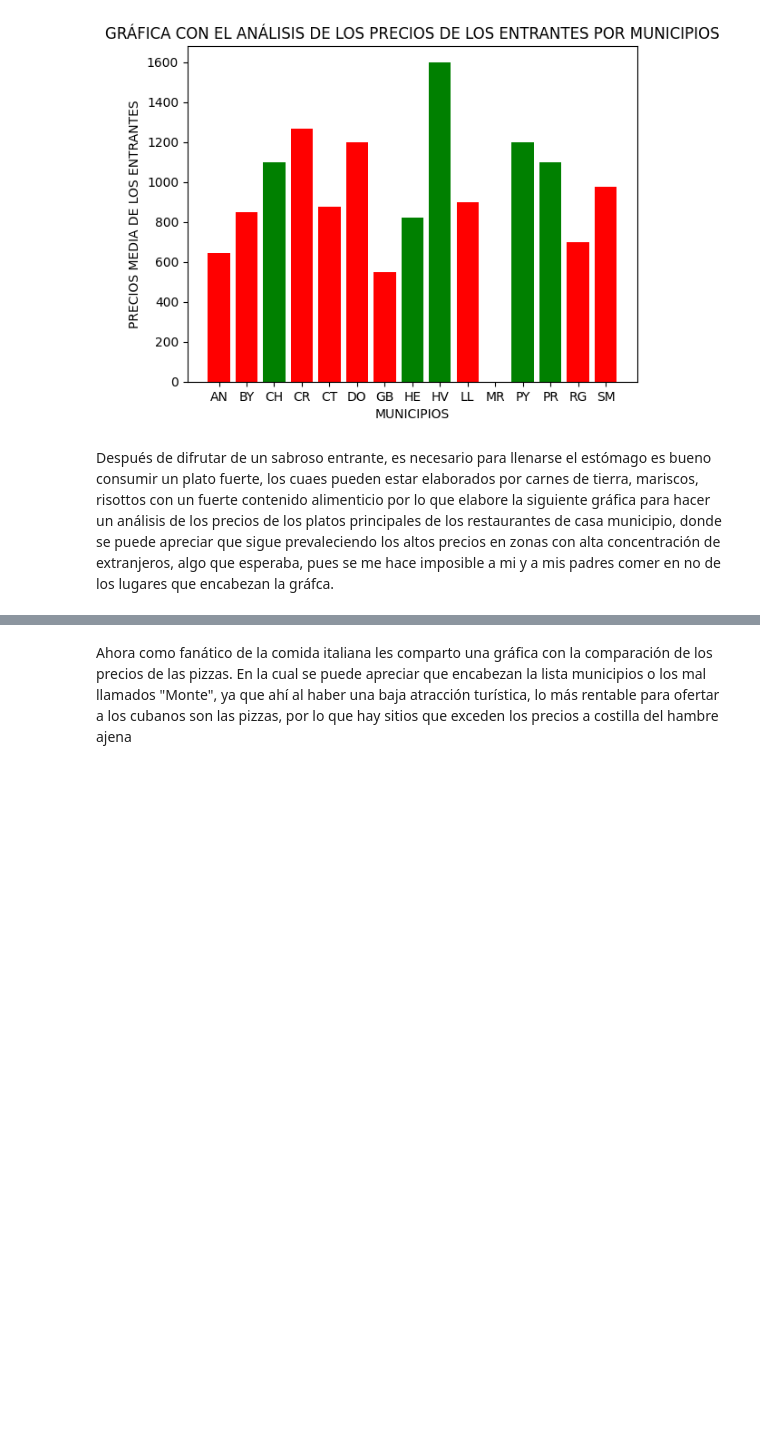
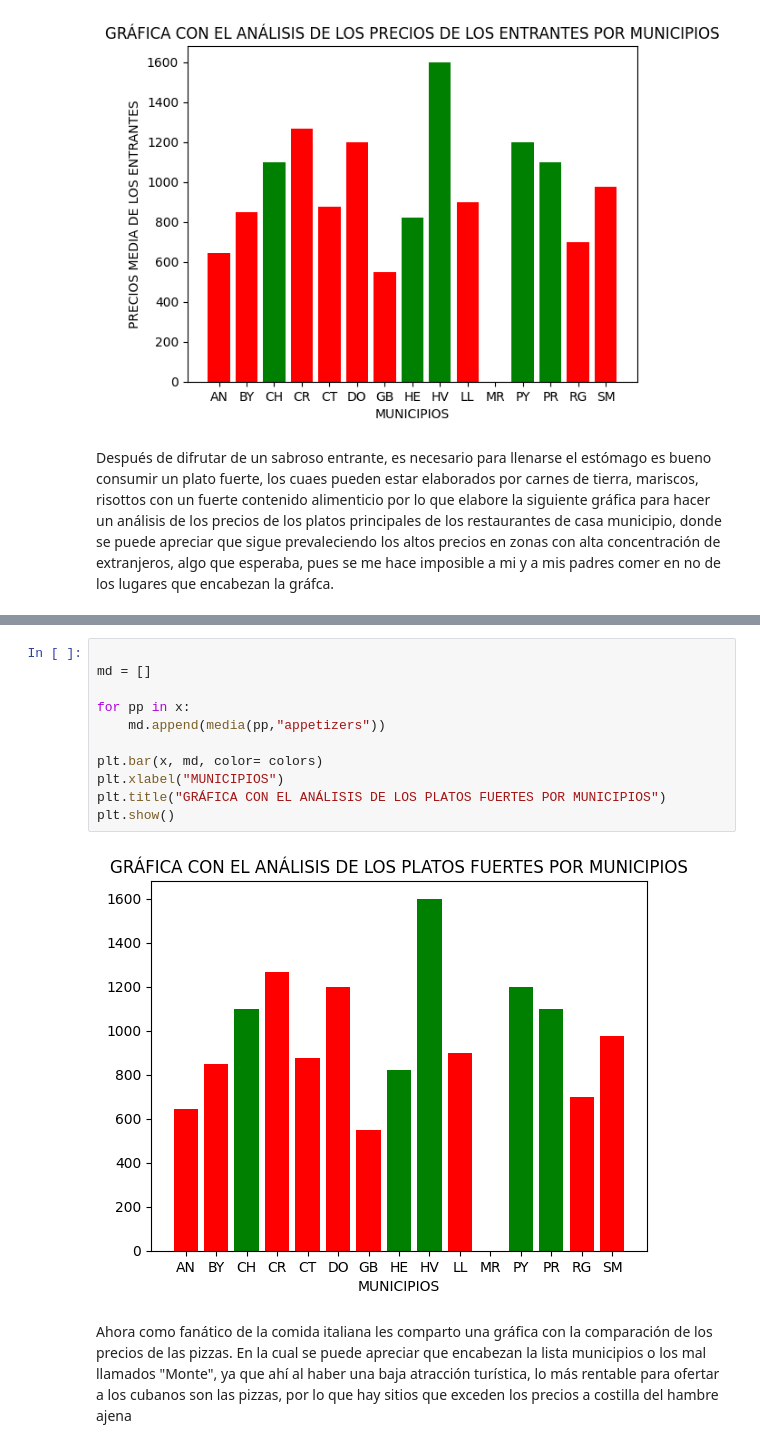
Before and after one commit to Datadrummer-jr/Food-Data, a Jupyter notebook: Project Code/restaurant project.ipynb, the cells around one changed output, grey strips where cells are left out. Drawn from its saved outputs; the diff is of its cells as text; blank space fills up the shorter version.

```diff
--- a/Project Code/restaurant project.ipynb
+++ b/Project Code/restaurant project.ipynb
@@ -181,2 +124,15 @@ plt.show()
+# %%
+
+md = []
+
+for pp in x:
+    md.append(media(pp,"appetizers"))
+
+plt.bar(x, md, color= colors)
+plt.xlabel("MUNICIPIOS")
+plt.title("GRÁFICA CON EL ANÁLISIS DE LOS PLATOS FUERTES POR MUNICIPIOS")
+plt.show()
+# %% [output]
+[figure, added]
 # %% [markdown]
  Ahora como fanático  de la comida italiana les comparto una gráfica con la comparación de los precios de las pizzas. En la cual se puede apreciar que encabezan la lista municipios o los mal llamados "Monte", ya que ahí al haber una baja atracción turística, lo más rentable para ofertar a los cubanos son las pizzas, por lo que hay sitios que exceden los precios a costilla del hambre ajena
```
Also changed, not shown: parts of 14 cells of this notebook.
